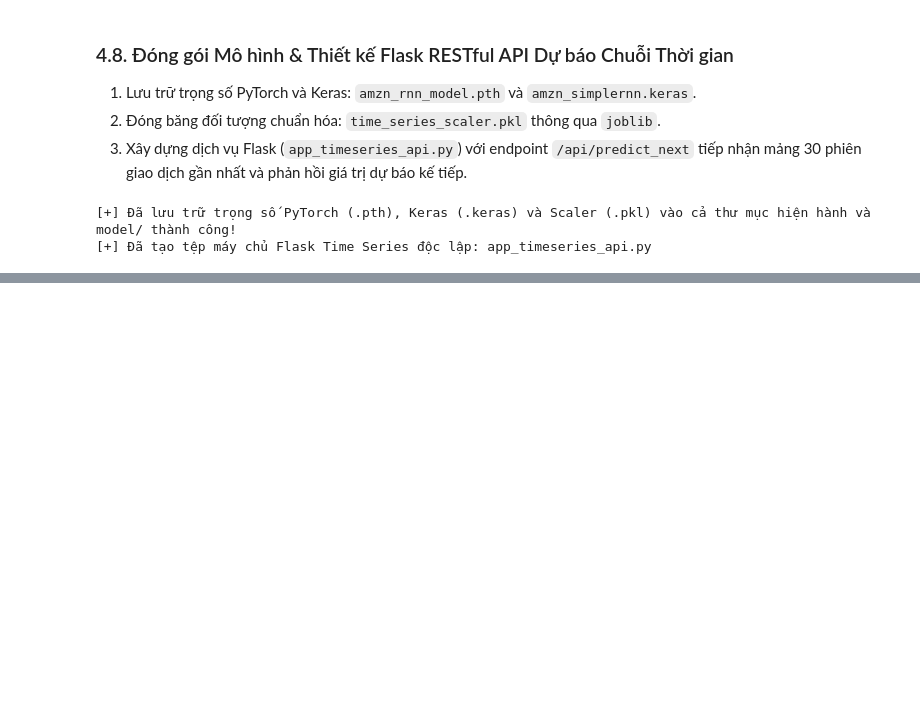
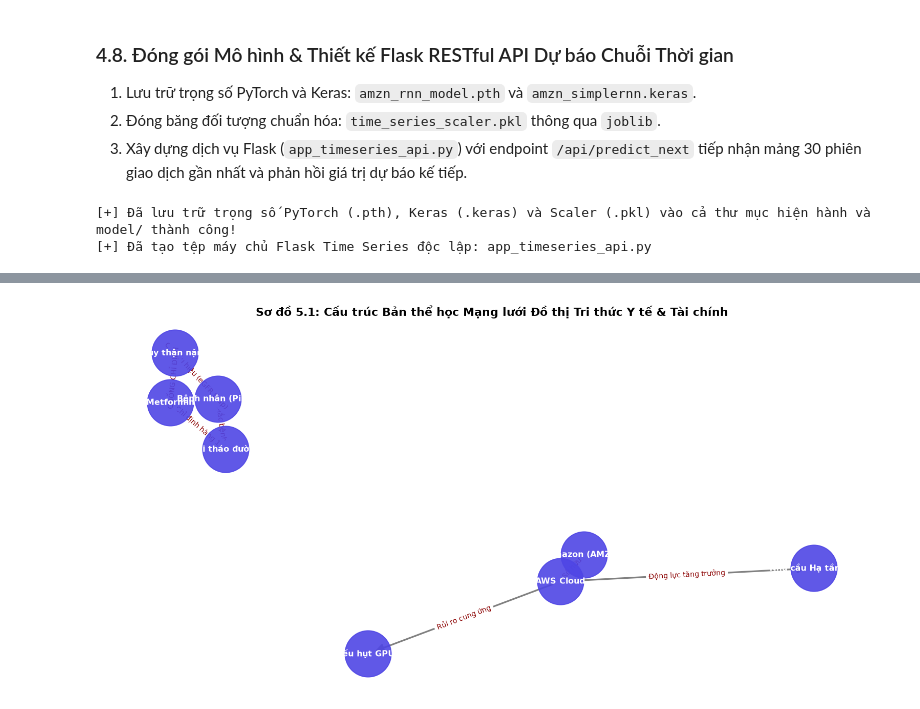
Before and after one commit to vass05/TieuLuanPTHTTM, a Jupyter notebook: TieuLuan_HeThongThongMinh.ipynb, the cells around one changed output, grey strips where cells are left out. Saved outputs shown, nothing was run; the diff lists cells and outputs as text; code cells hidden in the pictures; blank space fills up the shorter version.

```diff
--- a/TieuLuan_HeThongThongMinh.ipynb
+++ b/TieuLuan_HeThongThongMinh.ipynb
@@ -1886,0 +2184,32 @@ Bài tiểu luận môn học **Phát triển các Hệ thống Thông minh** đ
+# %%
+# =====================================================================
+# SƠ ĐỒ 5.1: CẤU TRÚC BẢN THỂ HỌC MẠNG LƯỚI ĐỒ THỊ TRI THỨC Y TẾ & TÀI CHÍNH
+# =====================================================================
+import networkx as nx
+import matplotlib.pyplot as plt
+
+G = nx.DiGraph()
+# Đồ thị Y tế
+G.add_edge("Bệnh nhân (Pima)", "Đái tháo đường", relation="Mắc bệnh")
+G.add_edge("Đái tháo đường", "Metformin", relation="Chỉ định hàng 1")
+G.add_edge("Metformin", "Suy thận nặng", relation="CHỐNG CHỈ ĐỊNH")
+G.add_edge("Bệnh nhân (Pima)", "Suy thận nặng", relation="Có dấu hiệu (eGFR thấp)")
+
+# Đồ thị Tài chính
+G.add_edge("Amazon (AMZN)", "AWS Cloud", relation="Sở hữu")
+G.add_edge("AWS Cloud", "Nhu cầu Hạ tầng AI", relation="Động lực tăng trưởng")
+G.add_edge("AWS Cloud", "Thiếu hụt GPU AI", relation="Rủi ro cung ứng")
+
+plt.figure(figsize=(12, 6))
+pos = nx.spring_layout(G, seed=42)
+nx.draw_networkx_nodes(G, pos, node_color="#4F46E5", node_size=2500, alpha=0.9)
+nx.draw_networkx_labels(G, pos, font_size=9, font_color="white", font_weight="bold")
+nx.draw_networkx_edges(G, pos, edge_color="gray", arrows=True, arrowsize=18, width=1.8)
+edge_labels = nx.get_edge_attributes(G, 'relation')
+nx.draw_networkx_edge_labels(G, pos, edge_labels=edge_labels, font_size=8, font_color="darkred")
+plt.title("Sơ đồ 5.1: Cấu trúc Bản thể học Mạng lưới Đồ thị Tri thức Y tế & Tài chính", fontsize=12, fontweight="bold")
+plt.axis("off")
+plt.tight_layout()
+plt.show()
+# %% [output]
+[figure, added]
```
Also changed, not shown: parts of 27 cells of this notebook, 11 other files.
